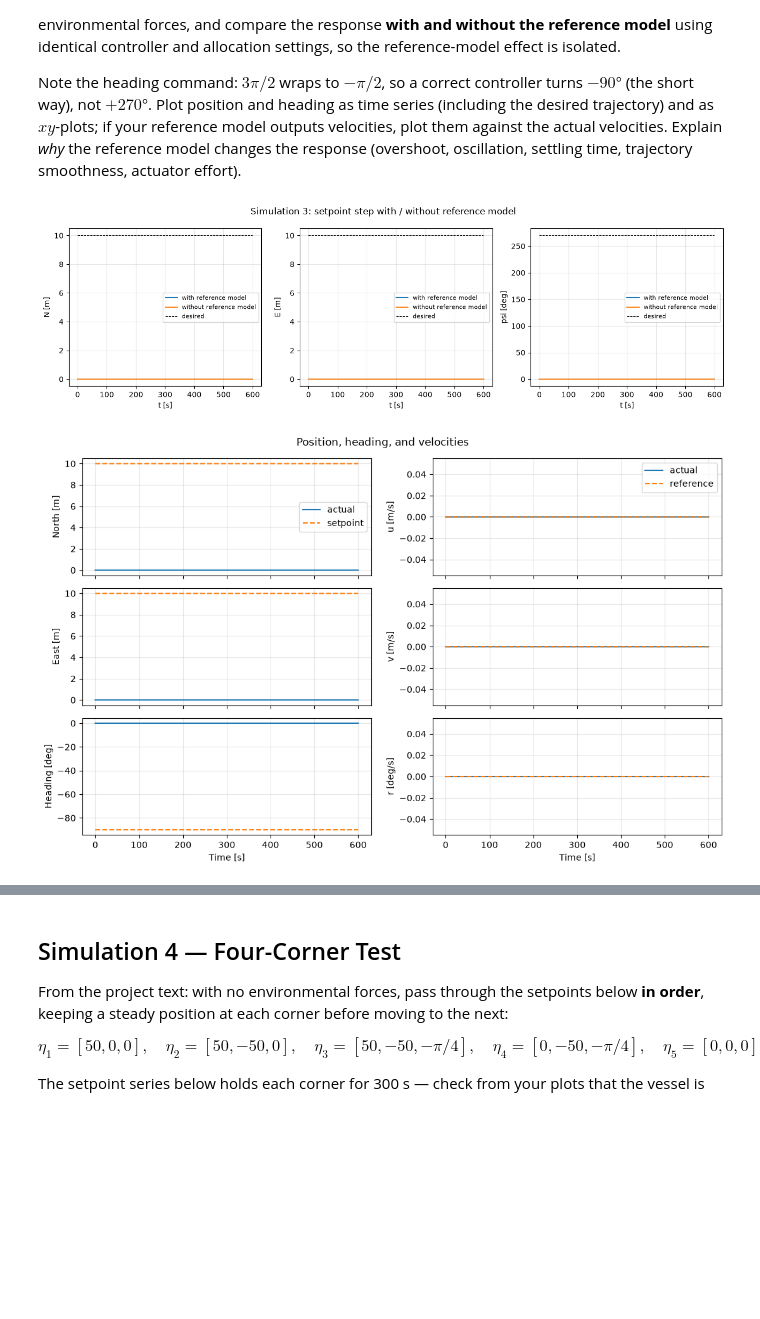
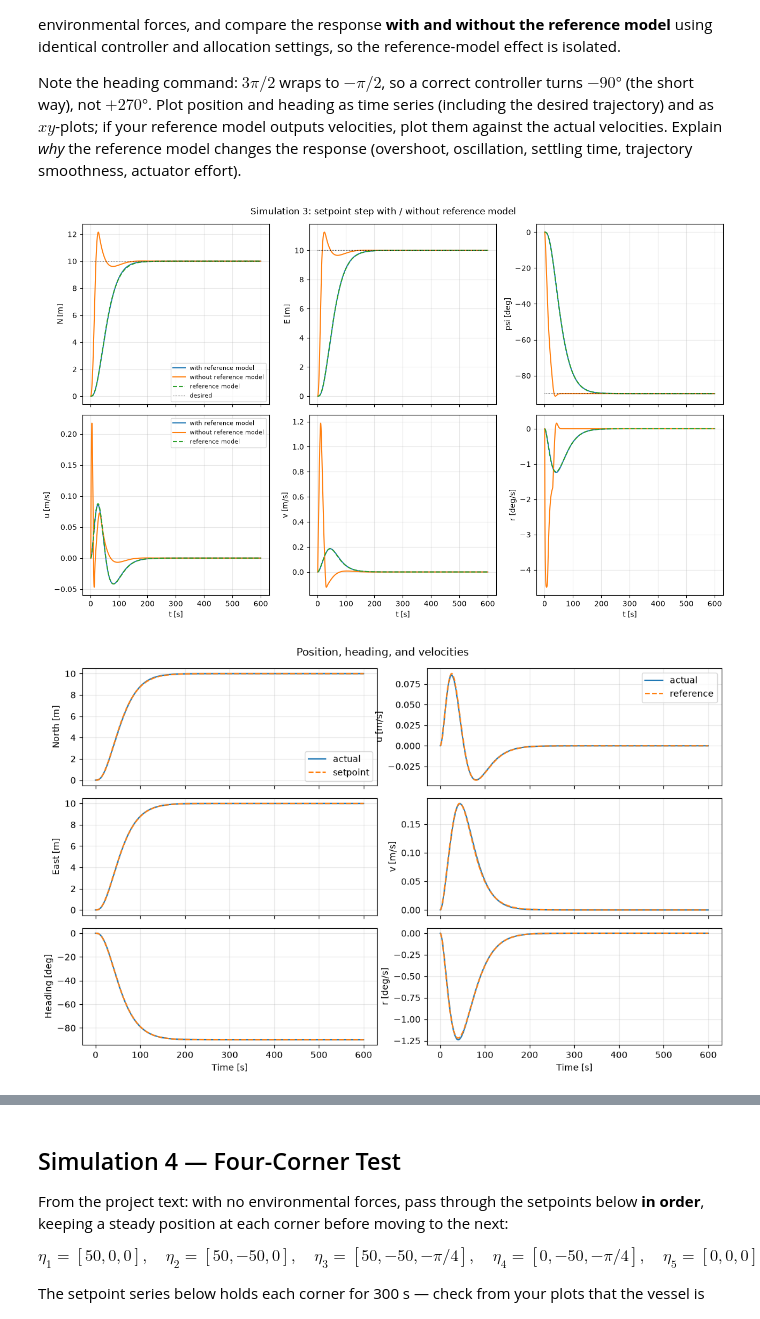
Before and after one commit to thoab123/TMR4240_GROUP13, a Jupyter notebook: notebooks/part_1_demo.ipynb, the cells around one changed output, grey strips where cells are left out. Saved outputs shown, nothing was run; the diff lists cells and outputs as text; code cells hidden in the pictures; blank space fills up the shorter version.

Commit message:
Added figures in part_1_demo

```diff
--- a/notebooks/part_1_demo.ipynb
+++ b/notebooks/part_1_demo.ipynb
@@ -247,28 +256,45 @@ settling time, trajectory smoothness, actuator effort).
 # %%
 # --- Simulation 3: step to [10, 10, 3*pi/2], with and without reference model ---
 target_3 = setpoint(10.0, 10.0, 3.0 * np.pi / 2.0)
 
 logs_3_ref = run_sim(600.0, target_3, use_reference=True)
 logs_3_raw = run_sim(600.0, target_3, use_reference=False)
 
 # Direct comparison of the two runs (desired trajectory included)
-fig, axes = plt.subplots(1, 3, figsize=(13, 4))
-channels = [(0, 'N [m]', 1.0), (1, 'E [m]', 1.0), (5, 'psi [deg]', 180 / np.pi)]
-for ax, (idx, label, scale) in zip(axes, channels):
-    ax.plot(logs_3_ref.t, scale * logs_3_ref.eta[:, idx], label='with reference model')
-    ax.plot(logs_3_raw.t, scale * logs_3_raw.eta[:, idx], label='without reference model')
-    ax.plot(logs_3_ref.t, scale * logs_3_ref.sp[:, idx], 'k--', lw=0.8, label='desired')
-    ax.set_xlabel('t [s]'); ax.set_ylabel(label); ax.grid(alpha=0.3); ax.legend(fontsize=8)
+fig, axes = plt.subplots(2, 3, figsize=(13, 8), sharex='col')
+channels = [(0, 'N [m]', 'u [m/s]', 1.0),
+            (1, 'E [m]', 'v [m/s]', 1.0),
+            (5, 'psi [deg]', 'r [deg/s]', 180 / np.pi)]
+for (ax_pos, ax_vel), (idx, pos_label, vel_label, scale) in zip(axes.T, channels):
+    pos_ref = logs_3_ref.sp[:, idx]
+    pos_cmd = logs_3_ref.cmd[:, idx]
+    if idx == 5:
+        pos_ref = (pos_ref + np.pi) % (2 * np.pi) - np.pi
+        pos_cmd = (pos_cmd + np.pi) % (2 * np.pi) - np.pi
+    ax_pos.plot(logs_3_ref.t, scale * logs_3_ref.eta[:, idx], label='with reference model')
+    ax_pos.plot(logs_3_raw.t, scale * logs_3_raw.eta[:, idx], label='without reference model')
+    ax_pos.plot(logs_3_ref.t, scale * pos_ref, '--', label='reference model')
+    ax_pos.plot(logs_3_ref.t, scale * pos_cmd, 'k:', lw=0.8, label='desired')
+    ax_pos.set_ylabel(pos_label)
+    ax_pos.grid(alpha=0.3)
+    ax_vel.plot(logs_3_ref.t, scale * logs_3_ref.nu[:, idx], label='with reference model')
+    ax_vel.plot(logs_3_raw.t, scale * logs_3_raw.nu[:, idx], label='without reference model')
+    ax_vel.plot(logs_3_ref.t, scale * logs_3_ref.nu_ref[:, idx], '--', label='reference model')
+    ax_vel.set_xlabel('t [s]')
+    ax_vel.set_ylabel(vel_label)
+    ax_vel.grid(alpha=0.3)
+axes[0, 0].legend(fontsize=8)
+axes[1, 0].legend(fontsize=8)
 fig.suptitle('Simulation 3: setpoint step with / without reference model')
 fig.tight_layout()
 
 # Full standard plots per run (velocities in the time histories include the
 # reference velocities when the reference model provides them)
 for label, lg in [('with reference model', logs_3_ref),
                   ('without reference model', logs_3_raw)]:
     plot_time_histories(lg)
     plot_xy(lg)
     plot_thrusters(lg)   # compare the actuator effort between the two runs
 # %% [output]
-[figure, old version]
+[figure, new version]
-[figure, old version]
+[figure, new version]
```
Also changed, not shown: parts of 11 cells of this notebook.
